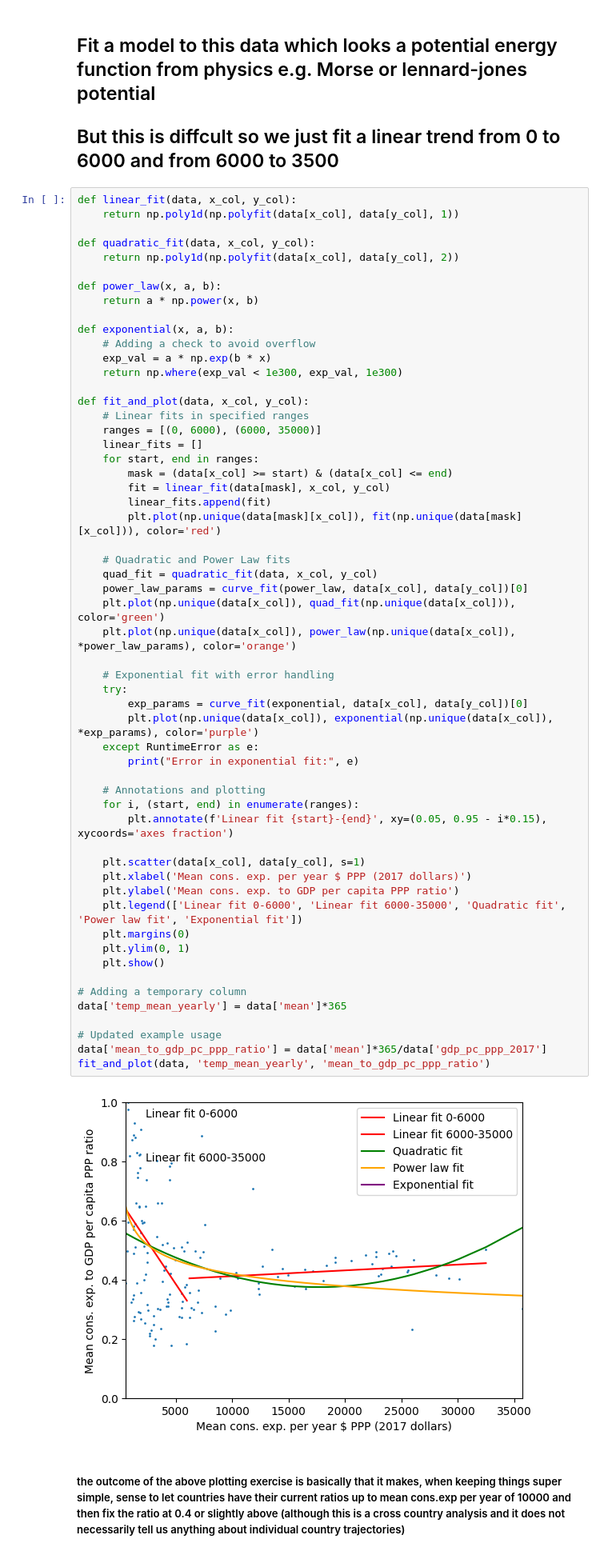
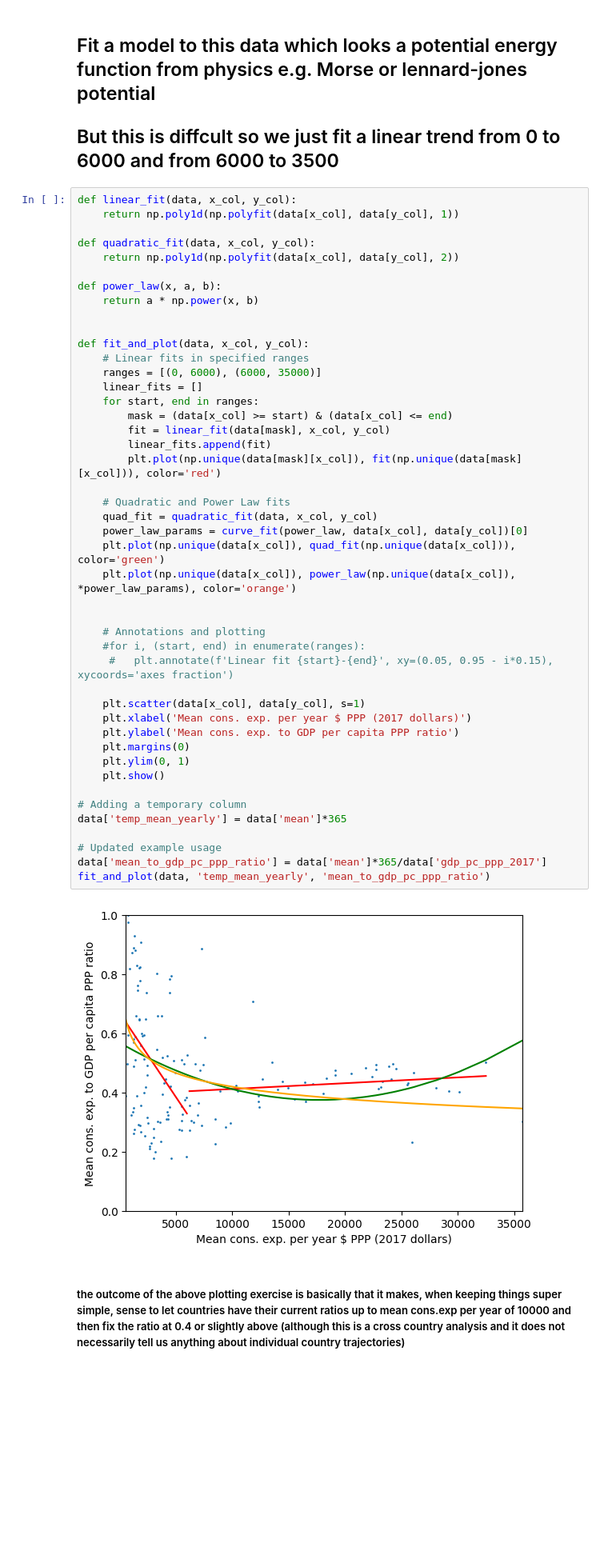
Before and after one commit to yannickoswald/convergence, a Jupyter notebook: first_data_explorations.ipynb, the cells around one changed output. Shown: that part at 80% size. Cells and saved outputs as stored; diff of their text form; blank space fills up the shorter version.

```diff
--- a/first_data_explorations.ipynb
+++ b/first_data_explorations.ipynb
@@ -78,10 +71,6 @@ def quadratic_fit(data, x_col, y_col):
 def power_law(x, a, b):
     return a * np.power(x, b)
 
-def exponential(x, a, b):
-    # Adding a check to avoid overflow
-    exp_val = a * np.exp(b * x)
-    return np.where(exp_val < 1e300, exp_val, 1e300)
 
 def fit_and_plot(data, x_col, y_col):
     # Linear fits in specified ranges
@@ -89,43 +78,36 @@ def fit_and_plot(data, x_col, y_col):
     linear_fits = []
     for start, end in ranges:
         mask = (data[x_col] >= start) & (data[x_col] <= end)
         fit = linear_fit(data[mask], x_col, y_col)
         linear_fits.append(fit)
         plt.plot(np.unique(data[mask][x_col]), fit(np.unique(data[mask][x_col])), color='red')
 
     # Quadratic and Power Law fits
     quad_fit = quadratic_fit(data, x_col, y_col)
     power_law_params = curve_fit(power_law, data[x_col], data[y_col])[0]
     plt.plot(np.unique(data[x_col]), quad_fit(np.unique(data[x_col])), color='green')
     plt.plot(np.unique(data[x_col]), power_law(np.unique(data[x_col]), *power_law_params), color='orange')
 
-    # Exponential fit with error handling
-    try:
-        exp_params = curve_fit(exponential, data[x_col], data[y_col])[0]
-        plt.plot(np.unique(data[x_col]), exponential(np.unique(data[x_col]), *exp_params), color='purple')
-    except RuntimeError as e:
-        print("Error in exponential fit:", e)
 
     # Annotations and plotting
-    for i, (start, end) in enumerate(ranges):
-        plt.annotate(f'Linear fit {start}-{end}', xy=(0.05, 0.95 - i*0.15), xycoords='axes fraction')
+    #for i, (start, end) in enumerate(ranges):
+     #   plt.annotate(f'Linear fit {start}-{end}', xy=(0.05, 0.95 - i*0.15), xycoords='axes fraction')
 
     plt.scatter(data[x_col], data[y_col], s=1)
     plt.xlabel('Mean cons. exp. per year $ PPP (2017 dollars)')
     plt.ylabel('Mean cons. exp. to GDP per capita PPP ratio')
-    plt.legend(['Linear fit 0-6000', 'Linear fit 6000-35000', 'Quadratic fit', 'Power law fit', 'Exponential fit'])
     plt.margins(0)
     plt.ylim(0, 1)
     plt.show()
 
 # Adding a temporary column
 data['temp_mean_yearly'] = data['mean']*365
 
 # Updated example usage
 data['mean_to_gdp_pc_ppp_ratio'] = data['mean']*365/data['gdp_pc_ppp_2017']
 fit_and_plot(data, 'temp_mean_yearly', 'mean_to_gdp_pc_ppp_ratio')
 # %% [output]
-[figure, old version]
+[figure, new version]
 # %% [markdown]
 ##### the outcome of the above plotting exercise is basically that it makes, when keeping things super simple, sense to let countries have their current ratios up to mean cons.exp per year of 10000 and then fix the ratio at 0.4 or slightly above (although this is a cross country analysis and it does not necessarily tell us anything about individual country trajectories)
 # %% [markdown]
```
Also changed, not shown: parts of 1 cell of this notebook.
